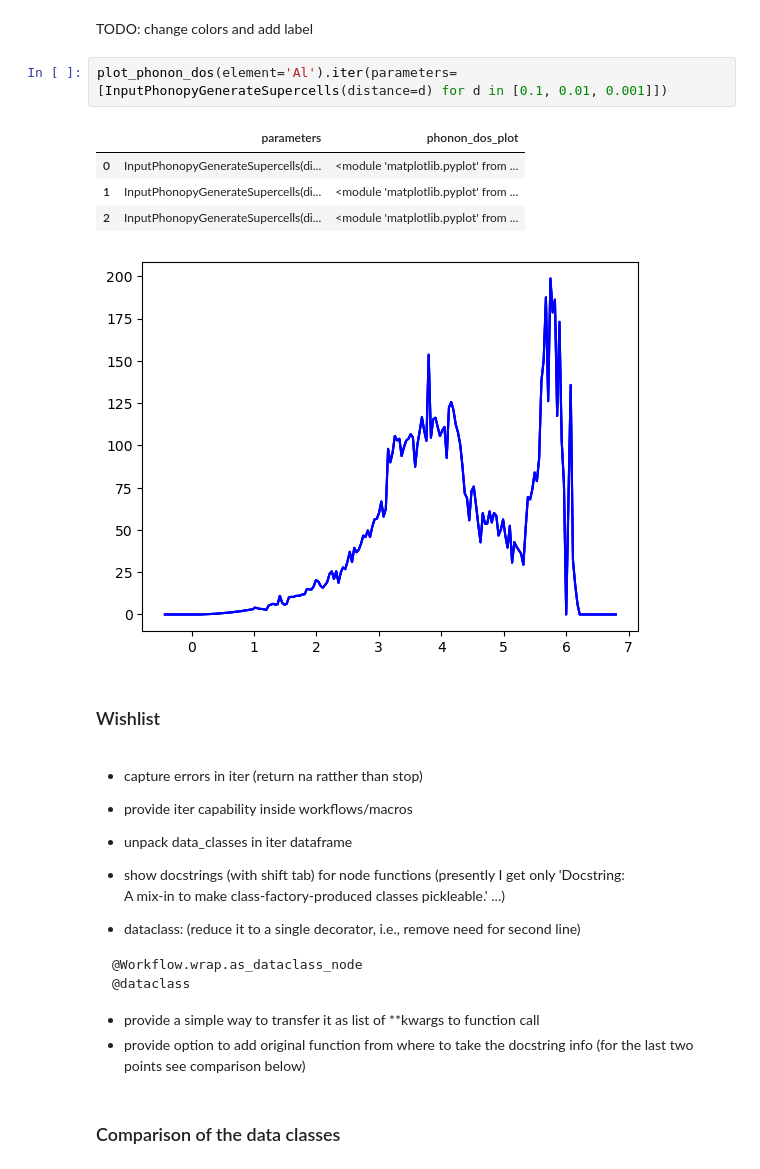
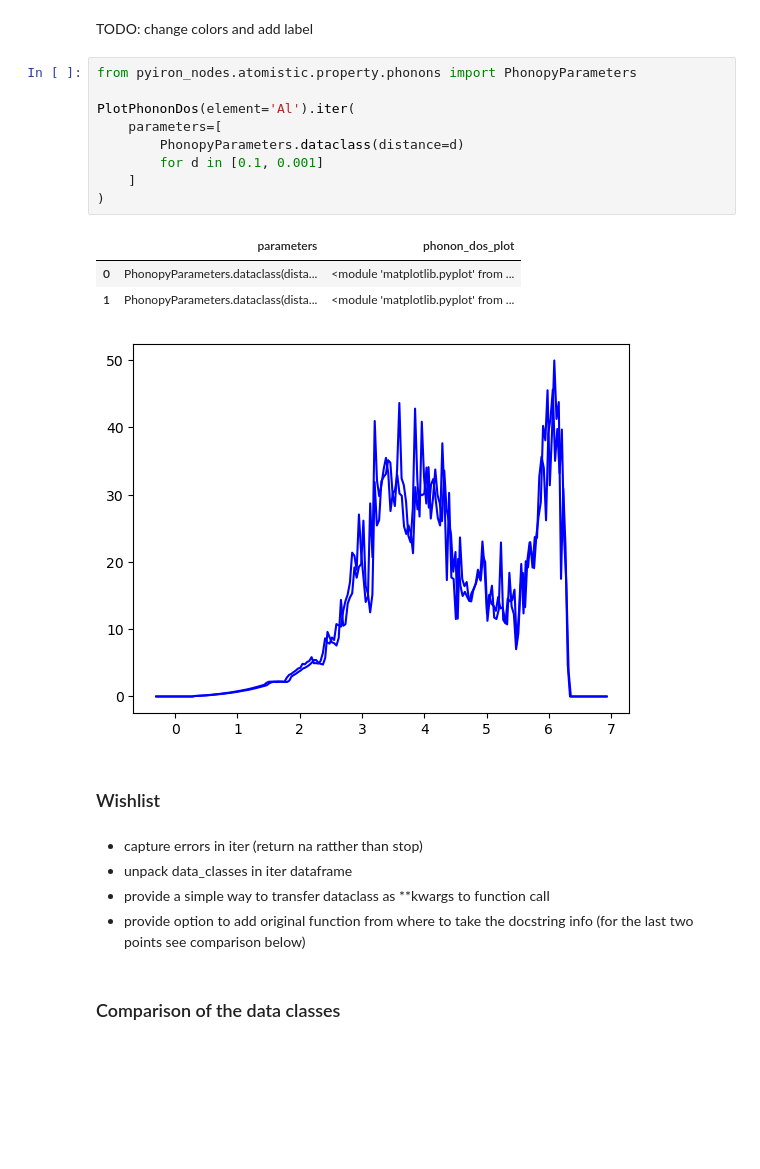
Before and after one commit to pyiron/pyiron_nodes, a Jupyter notebook: notebooks/examples.ipynb, the cells around one changed output. Saved outputs shown, nothing was run; the diff lists cells and outputs as text; blank space fills up the shorter version.

````diff
--- a/notebooks/examples.ipynb
+++ b/notebooks/examples.ipynb
@@ -282,28 +320,25 @@ plot_phonon_dos().iter(element=['Al', 'Fe'])
 # %% [markdown]
 TODO: change colors and add label
 # %%
-plot_phonon_dos(element='Al').iter(parameters=[InputPhonopyGenerateSupercells(distance=d) for d in [0.1, 0.01, 0.001]])
+from pyiron_nodes.atomistic.property.phonons import PhonopyParameters
+
+PlotPhononDos(element='Al').iter(
+    parameters=[
+        PhonopyParameters.dataclass(distance=d)
+        for d in [0.1, 0.001]
+    ]
+)
 # %% [output]
 |  | parameters | phonon_dos_plot |
-| 0 | InputPhonopyGenerateSupercells(di... | <module 'matplotlib.pyplot' from ... |
-| 1 | InputPhonopyGenerateSupercells(di... | <module 'matplotlib.pyplot' from ... |
-| 2 | InputPhonopyGenerateSupercells(di... | <module 'matplotlib.pyplot' from ... |
+| 0 | PhonopyParameters.dataclass(dista... | <module 'matplotlib.pyplot' from ... |
+| 1 | PhonopyParameters.dataclass(dista... | <module 'matplotlib.pyplot' from ... |
-[figure, old version]
+[figure, new version]
 # %% [markdown]
 ### Wishlist
 # %% [markdown]
 - capture errors in iter (return na ratther than stop)
-- provide iter capability inside workflows/macros
 - unpack data_classes in iter dataframe
-- show docstrings (with shift tab) for node functions (presently I get only 'Docstring:
-A mix-in to make class-factory-produced classes pickleable.' ...)
-
-- dataclass: (reduce it to a single decorator, i.e., remove need for second line)
-```python
-@Workflow.wrap.as_dataclass_node
-@dataclass
-```
-- provide a simple way to transfer it as list of **kwargs to function call
+- provide a simple way to transfer dataclass as **kwargs to function call
 - provide option to add original function from where to take the docstring info (for the last two points see comparison below)
 # %% [markdown]
 ### Comparison of the data classes
````
Also changed, not shown: parts of 17 cells of this notebook.
